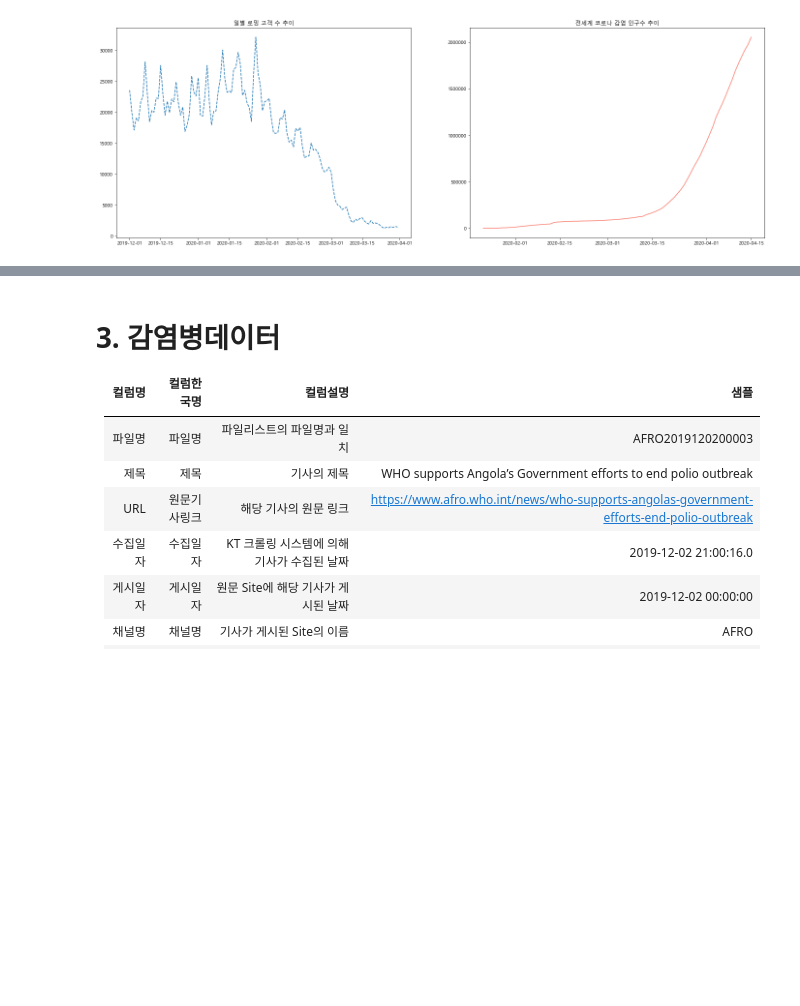
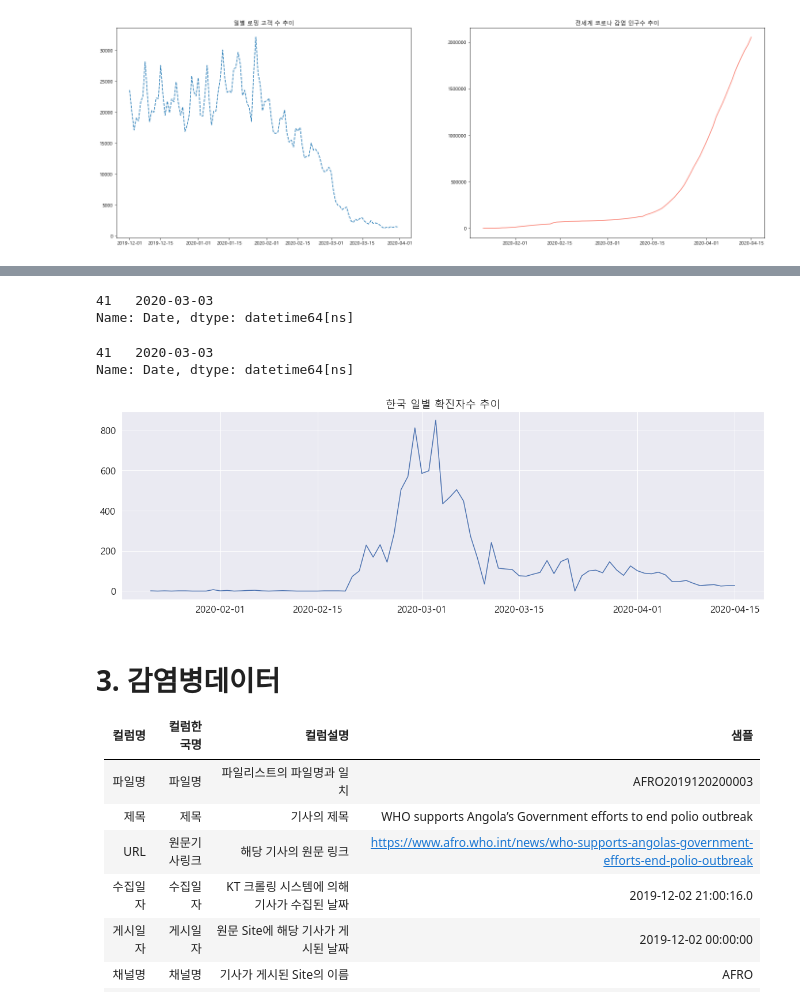
Before and after one commit to Hinterhalter/Post-COVID-19_modeling, a Jupyter notebook: Exploratory_Data_Analysis.ipynb, the cells around one changed output, grey strips where cells are left out. Drawn from its saved outputs; the diff is of its cells as text; code cells hidden in the pictures; blank space fills up the shorter version.

```diff
--- a/Exploratory_Data_Analysis.ipynb
+++ b/Exploratory_Data_Analysis.ipynb
@@ -410,0 +468,9 @@ Name: Date, dtype: object
+# %%
+# 대한민국 일별 확진자수 컬럼 형성
+kor['Confirmed_1'] = np.nan
+kor['Confirmed_1'][1:] = kor['Confirmed'][0:-1]
+kor['Confirmed_1'].iloc[0] = 0
+kor['Confirmed_1'] = kor['Confirmed_1'].astype('int64')
+kor['day_confirmed'] = kor['Confirmed'] - kor['Confirmed_1']
+kor.drop('Confirmed_1',axis=1, inplace=True)
+kor.head()
@@ -411,3 +487,18 @@ Name: Date, dtype: object
+# %%
+kor['Date'][kor['day_confirmed']==max(kor['day_confirmed'])]
+# %% [output]
+41   2020-03-03
+Name: Date, dtype: datetime64[ns]
+# %%
+plt.figure(figsize=(20,6))
+plt.plot(kor['Date'], kor['day_confirmed'])
+plt.title("한국 일별 확진자수 추이")
+max_day = kor['Date'][kor['day_confirmed']==max(kor['day_confirmed'])]
+print(max_day)
+# %% [output]
+41   2020-03-03
+Name: Date, dtype: datetime64[ns]
+[figure, added]
 # %% [markdown]
 # 3. 감염병데이터
 
```
Also changed, not shown: parts of 18 cells of this notebook.
